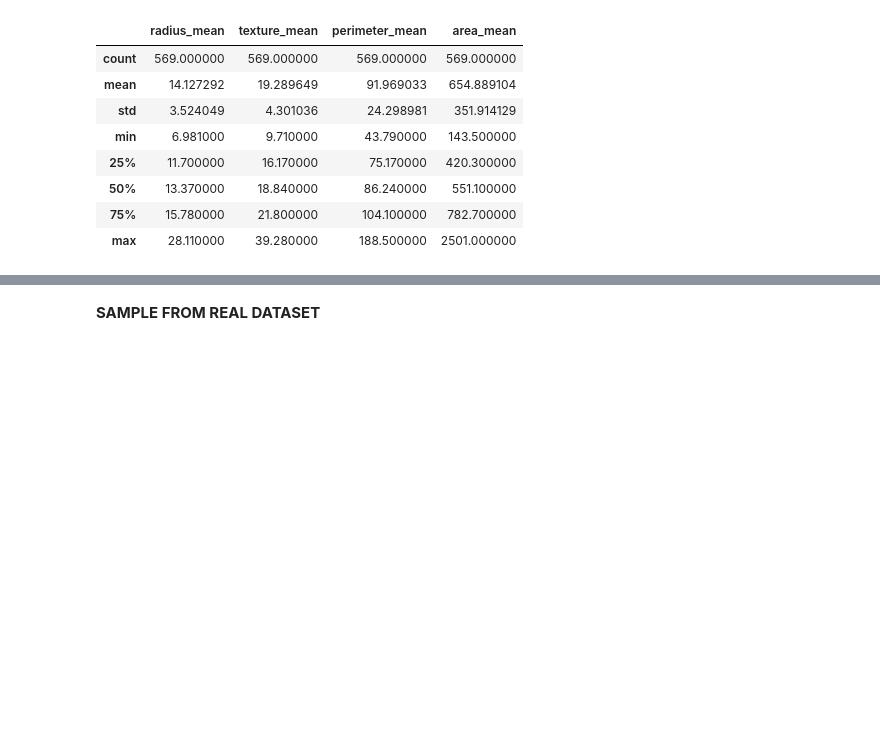
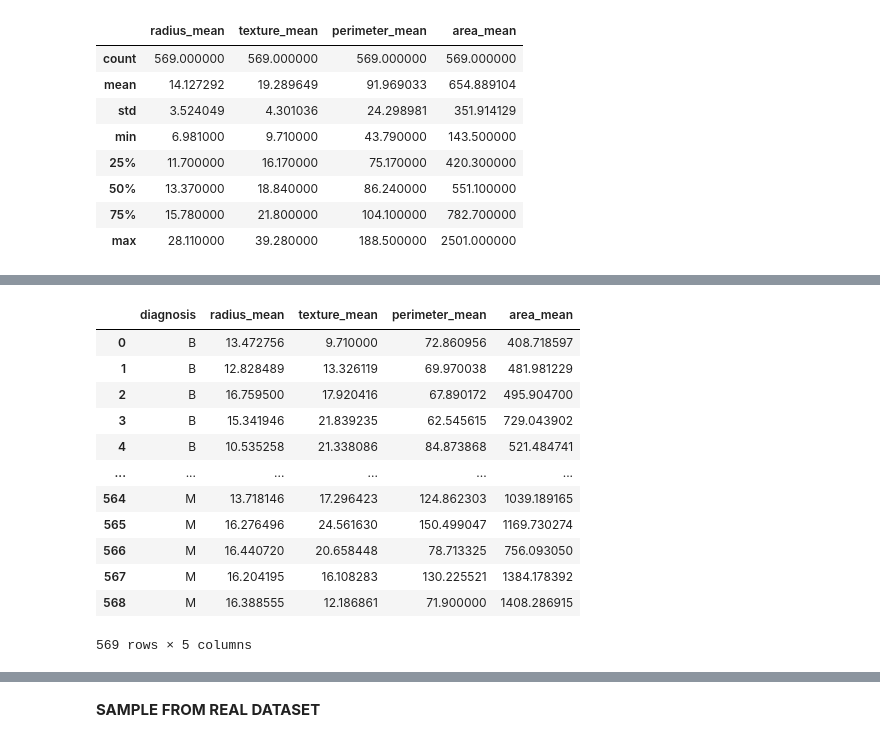
Before and after one commit to RobVergano/PDA22, a Jupyter notebook: Project 1 PDA 2022.ipynb, the cells around one changed output, grey strips where cells are left out. Cells and saved outputs as stored; diff of their text form; code cells hidden in the pictures; blank space fills up the shorter version.

```diff
--- a/Project 1 PDA 2022.ipynb
+++ b/Project 1 PDA 2022.ipynb
@@ -140,0 +178,3 @@ sns.pairplot(df, hue= "diagnosis")
+# %%
+dfb = df.loc[df["diagnosis"] == "B"]
+pd.DataFrame.describe(dfb)
@@ -170,0 +203,3 @@ ds
+# %%
+dfm = df.loc[df["diagnosis"] == "M"]
+pd.DataFrame.describe(dfm)
@@ -171,2 +216,32 @@ ds
+# %%
+dfm_diagnosis = dfm["diagnosis"]
+
+dfm_radius_mean = np.clip(np.random.normal(np.mean(dfm["radius_mean"]),np.std(dfm["radius_mean"]),212),dfm["radius_mean"].min(),dfm["radius_mean"].max())
+
+dfm_texture_mean = np.clip(np.random.normal(np.mean(dfm["texture_mean"]),np.std(dfm["texture_mean"]),212),dfm["texture_mean"].min(),dfb["texture_mean"].max())
+
+dfm_perimeter_mean = np.clip(np.random.normal(np.mean(dfm["perimeter_mean"]),np.std(dfm["perimeter_mean"]),212),dfm["perimeter_mean"].min(),dfm["perimeter_mean"].max())
+
+dfm_area_mean = np.clip(np.random.normal(np.mean(dfm["area_mean"]),np.std(dfm["area_mean"]),212),dfm["area_mean"].min(),dfm["area_mean"].max())
+
+dsm = pd.DataFrame({"diagnosis": dfm_diagnosis,"radius_mean":dfm_radius_mean,"texture_mean":dfm_texture_mean,"perimeter_mean":dfm_perimeter_mean,"area_mean":dfm_area_mean})
+# %%
+ds = pd.concat([dsb, dsm], ignore_index=True)
+
+ds
+# %% [output]
+|  | diagnosis | radius_mean | texture_mean | perimeter_mean | area_mean |
+| 0 | B | 13.472756 | 9.710000 | 72.860956 | 408.718597 |
+| 1 | B | 12.828489 | 13.326119 | 69.970038 | 481.981229 |
+| 2 | B | 16.759500 | 17.920416 | 67.890172 | 495.904700 |
+| 3 | B | 15.341946 | 21.839235 | 62.545615 | 729.043902 |
+| 4 | B | 10.535258 | 21.338086 | 84.873868 | 521.484741 |
+| ... | ... | ... | ... | ... | ... |
+| 564 | M | 13.718146 | 17.296423 | 124.862303 | 1039.189165 |
+| 565 | M | 16.276496 | 24.561630 | 150.499047 | 1169.730274 |
+| 566 | M | 16.440720 | 20.658448 | 78.713325 | 756.093050 |
+| 567 | M | 16.204195 | 16.108283 | 130.225521 | 1384.178392 |
+| 568 | M | 16.388555 | 12.186861 | 71.900000 | 1408.286915 |
+569 rows × 5 columns
 # %%
 pd.DataFrame.describe(ds)
```
Also changed, not shown: parts of 27 cells of this notebook.
